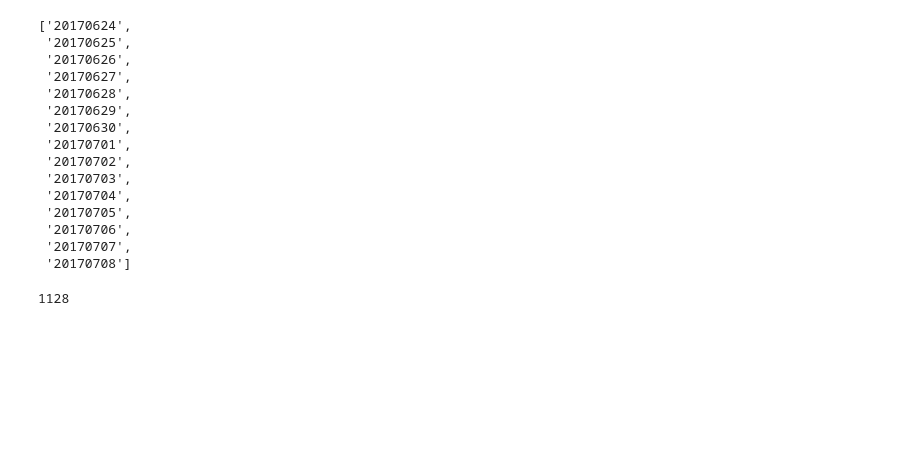
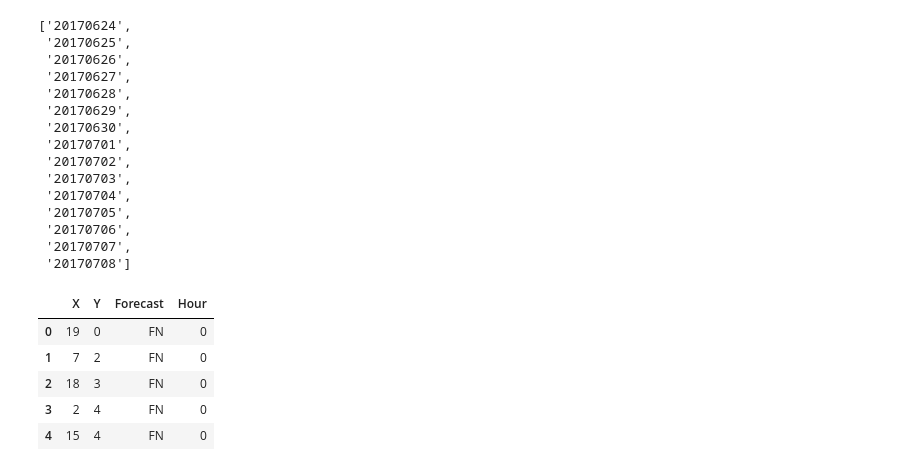
Before and after one commit to hari-allamraju/sg-taxidata, a Jupyter notebook: notebooks/Weather.ipynb, the cells around one changed output. Saved outputs shown, nothing was run; the diff lists cells and outputs as text; code cells hidden in the pictures; blank space fills up the shorter version.

```diff
--- a/notebooks/Weather.ipynb
+++ b/notebooks/Weather.ipynb
@@ -53,8 +58,15 @@ dates
  '20170706',
  '20170707',
  '20170708']
-# %%
-df=weather.getdf_date(DBNAME,'20170701')
-len(df['Forecast'])
-# %% [output]
-1128
+# %%
+w=weather.getdf_date(DBNAME,'20170701')
+w['Hour']=w.apply(lambda x:int(x['Time'][:2]),axis=1)
+w=w.drop(['Point','Time','Location'],axis=1)
+w.head()
+# %% [output]
+|  | X | Y | Forecast | Hour |
+| 0 | 19 | 0 | FN | 0 |
+| 1 | 7 | 2 | FN | 0 |
+| 2 | 18 | 3 | FN | 0 |
+| 3 | 2 | 4 | FN | 0 |
+| 4 | 15 | 4 | FN | 0 |
```
Also changed, not shown: parts of 7 cells of this notebook, 3 other files.
